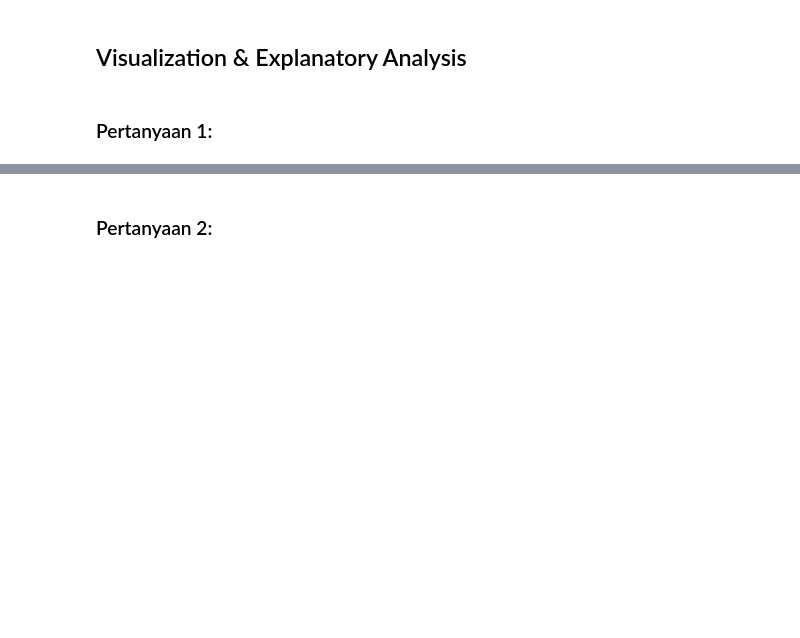
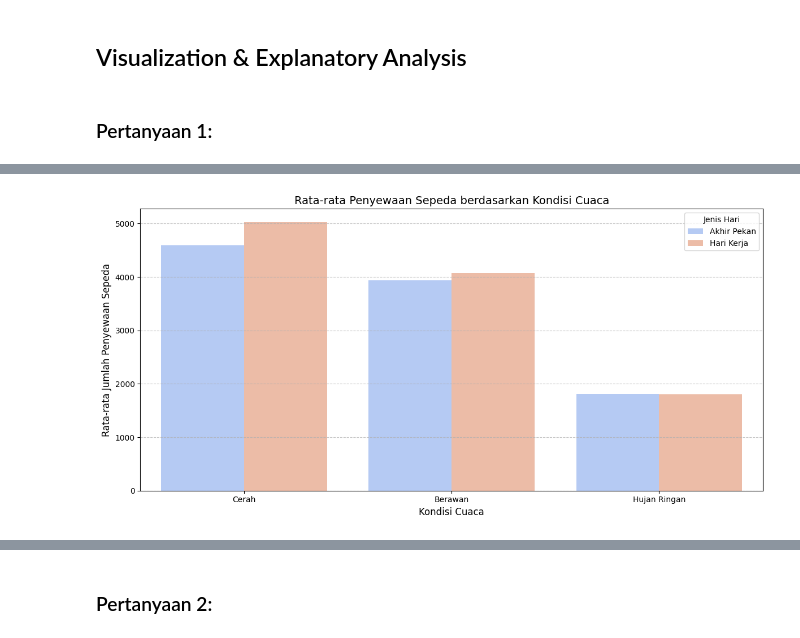
Before and after one commit to khalidalghifarii/bike-sharing-dashboard, a Jupyter notebook: notebook.ipynb, the cells around one changed output, grey strips where cells are left out. Drawn from its saved outputs; the diff is of its cells as text; code cells hidden in the pictures; blank space fills up the shorter version.

```diff
--- a/notebook.ipynb
+++ b/notebook.ipynb
@@ -261,0 +266,87 @@ plt.show()
+# %%
+
+# 1. Analisis Pengaruh Kondisi Cuaca terhadap Jumlah Penyewaan Sepeda
+plt.figure(figsize=(12, 6))
+
+# Menghitung rata-rata jumlah penyewaan berdasarkan kondisi cuaca dan hari kerja
+weather_working_grouped = day_df.groupby(['weathersit', 'workingday'])['cnt'].mean().reset_index()
+
+# Membuat bar chart
+sns.barplot(data=weather_working_grouped, x='weathersit', y='cnt', hue='workingday', palette='coolwarm')
+
+# Menambahkan label yang lebih deskriptif
+weather_labels = {1: 'Cerah', 2: 'Berawan', 3: 'Hujan Ringan', 4: 'Hujan Lebat'}
+working_labels = {0: 'Akhir Pekan', 1: 'Hari Kerja'}
+
+# Mengatur tampilan grafik
+plt.title("Rata-rata Penyewaan Sepeda berdasarkan Kondisi Cuaca", fontsize=14)
+plt.xlabel("Kondisi Cuaca", fontsize=12)
+plt.ylabel("Rata-rata Jumlah Penyewaan Sepeda", fontsize=12)
+
+# Mengubah label sumbu x menjadi lebih deskriptif
+current_labels = plt.gca().get_xticklabels()
+plt.gca().set_xticklabels([weather_labels.get(float(label.get_text()), label.get_text()) for label in current_labels])
+
+# Memperbarui legenda
+handles, labels = plt.gca().get_legend_handles_labels()
+plt.legend(handles, [working_labels.get(int(float(label)), label) for label in labels], title="Jenis Hari", fontsize=10)
+
+plt.grid(axis='y', linestyle='--', alpha=0.7)
+plt.tight_layout()
+plt.show()
+
+# 2. Mengganti heatmap dengan multiple line chart untuk menunjukkan korelasi
+# Kita akan membuat line chart yang menunjukkan hubungan antara faktor cuaca dan jumlah penyewaan
+plt.figure(figsize=(14, 8))
+
+# Membuat subplots untuk berbagai faktor cuaca
+fig, axes = plt.subplots(nrows=1, ncols=3, figsize=(18, 6))
+
+# Mengurutkan data berdasarkan nilai untuk line chart yang lebih bermakna
+temp_sorted = df.sort_values('temp')
+hum_sorted = df.sort_values('hum')
+wind_sorted = df.sort_values('windspeed')
+
+# Plot untuk suhu
+axes[0].plot(temp_sorted['temp'], temp_sorted['cnt'], 'r-', alpha=0.7)
+axes[0].set_title('Pengaruh Suhu terhadap Penyewaan', fontsize=14)
+axes[0].set_xlabel('Suhu (Normalisasi)', fontsize=12)
+axes[0].set_ylabel('Jumlah Penyewaan', fontsize=12)
+axes[0].grid(True, linestyle='--', alpha=0.7)
+
+# Plot untuk kelembaban
+axes[1].plot(hum_sorted['hum'], hum_sorted['cnt'], 'b-', alpha=0.7)
+axes[1].set_title('Pengaruh Kelembaban terhadap Penyewaan', fontsize=14)
+axes[1].set_xlabel('Kelembaban (Normalisasi)', fontsize=12)
+axes[1].set_ylabel('Jumlah Penyewaan', fontsize=12)
+axes[1].grid(True, linestyle='--', alpha=0.7)
+
+# Plot untuk kecepatan angin
+axes[2].plot(wind_sorted['windspeed'], wind_sorted['cnt'], 'g-', alpha=0.7)
+axes[2].set_title('Pengaruh Kecepatan Angin terhadap Penyewaan', fontsize=14)
+axes[2].set_xlabel('Kecepatan Angin (Normalisasi)', fontsize=12)
+axes[2].set_ylabel('Jumlah Penyewaan', fontsize=12)
+axes[2].grid(True, linestyle='--', alpha=0.7)
+
+plt.tight_layout()
+plt.show()
+
+# 3. Menambahkan pie chart untuk distribusi penyewaan berdasarkan kondisi cuaca
+plt.figure(figsize=(10, 8))
+
+# Menghitung total penyewaan berdasarkan kondisi cuaca
+weather_totals = df.groupby('weathersit')['cnt'].sum()
+
+# Membuat label yang lebih deskriptif untuk pie chart
+weather_labels = {1: 'Cerah', 2: 'Berawan', 3: 'Hujan Ringan', 4: 'Hujan Lebat'}
+pie_labels = [weather_labels.get(i, f'Kondisi {i}') for i in weather_totals.index]
+
+# Membuat pie chart
+plt.pie(weather_totals, labels=pie_labels, autopct='%1.1f%%', startangle=90, shadow=True,
+        colors=['#66b3ff','#99ff99','#ffcc99','#ff9999'])
+plt.axis('equal')  # Memastikan pie chart berbentuk lingkaran
+plt.title('Distribusi Total Penyewaan Sepeda berdasarkan Kondisi Cuaca', fontsize=14)
+plt.tight_layout()
+plt.show()
+# %% [output]
+[figure, added]
```
Also changed, not shown: parts of 15 cells of this notebook, 2 other files.
